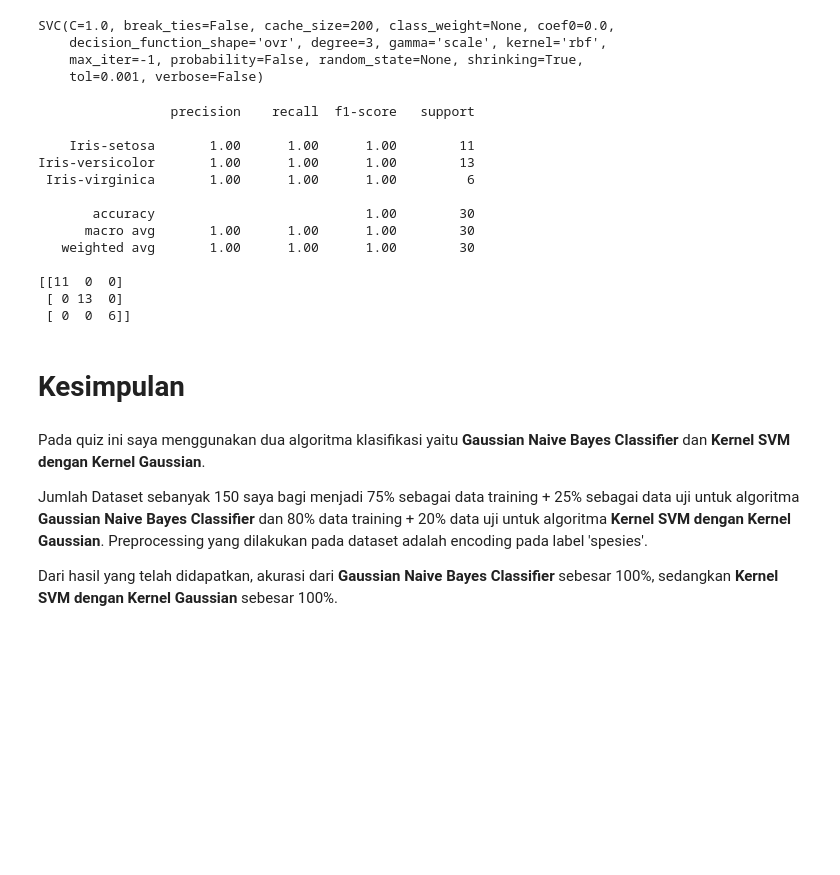
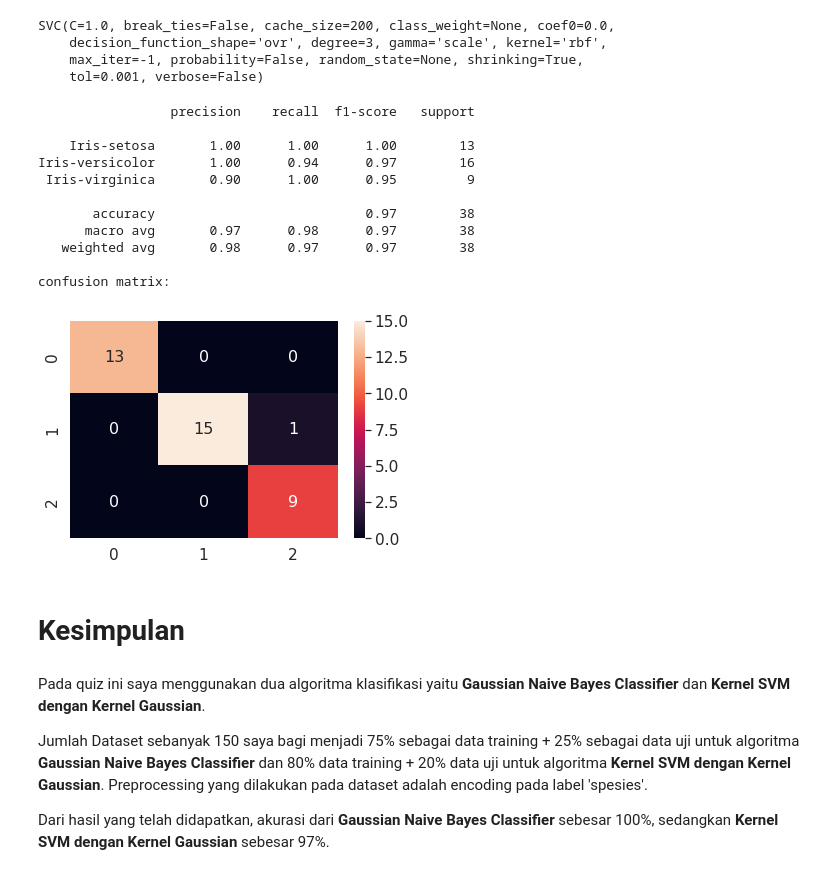
Before and after one commit to mnhyim/11181050_Muhamad-Nur-Hasyim_DM_IF-ITK, a Jupyter notebook: Quiz_IrisFlowerClassification_DM.ipynb, the cells around one changed output. Drawn from its saved outputs; the diff is of its cells as text; code cells hidden in the pictures; blank space fills up the shorter version.

```diff
--- a/Quiz_IrisFlowerClassification_DM.ipynb
+++ b/Quiz_IrisFlowerClassification_DM.ipynb
@@ -144,7 +154,3 @@ Saya menggunakan Train-Test Split dengan data Training: 80%, Data Uji: 20% untuk
-# %%
-from sklearn.model_selection import train_test_split
-
-X_train, X_test, y_train, y_test = train_test_split(x, y, test_size = 0.20, random_state = 0)
 # %%
 from sklearn.svm import SVC
 
@@ -160,21 +166,26 @@ y_pred = svclassifier.predict(X_test)
 # %%
 from sklearn.metrics import classification_report, confusion_matrix
 print(classification_report(y_test,y_pred))
-print(confusion_matrix(y_test,y_pred))
+
+print("confusion matrix: ")
+df_cm = pd.DataFrame(confusion_matrix(y_test, y_pred), range(3), range(3))
+sns.set(font_scale=1.4) # for label size
+sns.heatmap(df_cm, annot=True, annot_kws={"size": 16}) # font size
+
+plt.show()
 # %% [output]
                  precision    recall  f1-score   support
 
-    Iris-setosa       1.00      1.00      1.00        11
-Iris-versicolor       1.00      1.00      1.00        13
- Iris-virginica       1.00      1.00      1.00         6
+    Iris-setosa       1.00      1.00      1.00        13
+Iris-versicolor       1.00      0.94      0.97        16
+ Iris-virginica       0.90      1.00      0.95         9
 
-       accuracy                           1.00        30
-      macro avg       1.00      1.00      1.00        30
-   weighted avg       1.00      1.00      1.00        30
+       accuracy                           0.97        38
+      macro avg       0.97      0.98      0.97        38
+   weighted avg       0.98      0.97      0.97        38
 
-[[11  0  0]
- [ 0 13  0]
- [ 0  0  6]]
+confusion matrix:
+[figure, added]
 # %% [markdown]
 # Kesimpulan
 # %% [markdown]
@@ -182,4 +193,4 @@ Pada quiz ini saya menggunakan dua algoritma klasifikasi yaitu **Gaussian Naive
 
 Jumlah Dataset sebanyak 150 saya bagi menjadi 75% sebagai data training + 25% sebagai data uji untuk algoritma **Gaussian Naive Bayes Classifier** dan 80% data training + 20% data uji untuk algoritma **Kernel SVM dengan Kernel Gaussian**. Preprocessing yang dilakukan pada dataset adalah encoding pada label 'spesies'.
 
-Dari hasil yang telah didapatkan, akurasi dari **Gaussian Naive Bayes Classifier** sebesar 100%, sedangkan  **Kernel SVM dengan Kernel Gaussian** sebesar 100%.
+Dari hasil yang telah didapatkan, akurasi dari **Gaussian Naive Bayes Classifier** sebesar 100%, sedangkan  **Kernel SVM dengan Kernel Gaussian** sebesar 97%.
```
Also changed, not shown: parts of 11 cells of this notebook.
